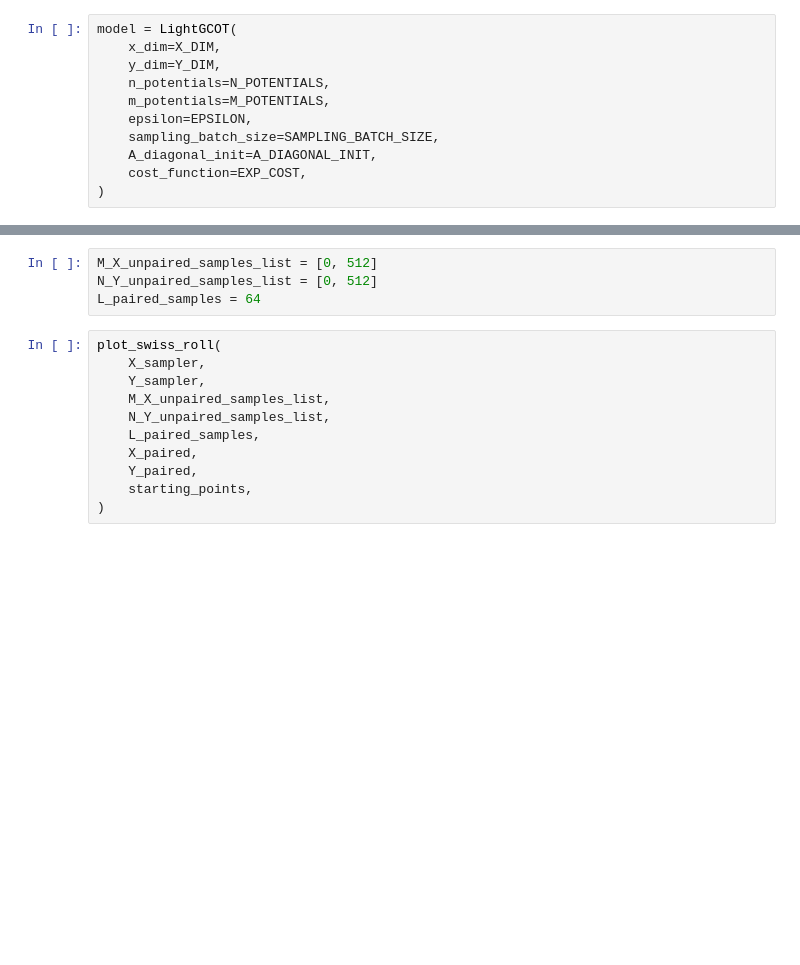
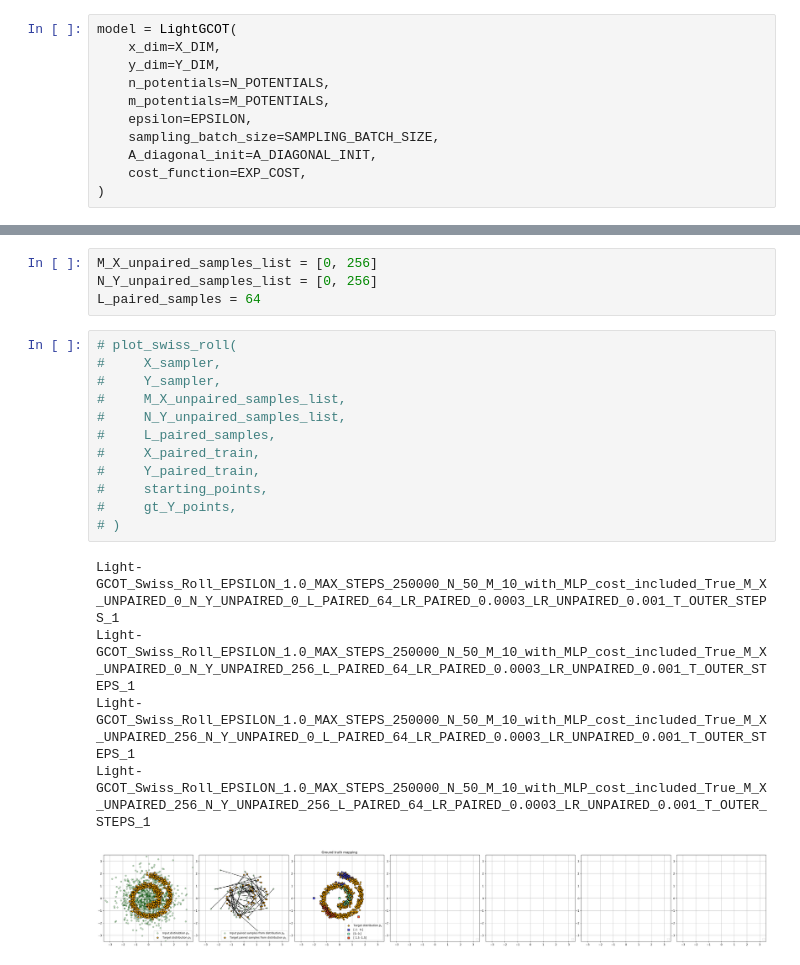
Before and after one commit to MuXauJl11110/EBiEOT, a Jupyter notebook: notebooks/LightGCOT_swiss_roll.ipynb, the cells around one changed output, grey strips where cells are left out. Saved outputs shown, nothing was run; the diff lists cells and outputs as text; blank space fills up the shorter version.

```diff
--- a/notebooks/LightGCOT_swiss_roll.ipynb
+++ b/notebooks/LightGCOT_swiss_roll.ipynb
@@ -532,15 +607,22 @@ def plot_swiss_roll(
 # %%
-M_X_unpaired_samples_list = [0, 512]
-N_Y_unpaired_samples_list = [0, 512]
+M_X_unpaired_samples_list = [0, 256]
+N_Y_unpaired_samples_list = [0, 256]
 L_paired_samples = 64
 # %%
-plot_swiss_roll(
-    X_sampler,
-    Y_sampler,
-    M_X_unpaired_samples_list,
-    N_Y_unpaired_samples_list,
-    L_paired_samples,
-    X_paired,
-    Y_paired,
-    starting_points,
-)
+# plot_swiss_roll(
+#     X_sampler,
+#     Y_sampler,
+#     M_X_unpaired_samples_list,
+#     N_Y_unpaired_samples_list,
+#     L_paired_samples,
+#     X_paired_train,
+#     Y_paired_train,
+#     starting_points,
+#     gt_Y_points,
+# )
+# %% [output]
+Light-GCOT_Swiss_Roll_EPSILON_1.0_MAX_STEPS_250000_N_50_M_10_with_MLP_cost_included_True_M_X_UNPAIRED_0_N_Y_UNPAIRED_0_L_PAIRED_64_LR_PAIRED_0.0003_LR_UNPAIRED_0.001_T_OUTER_STEPS_1
+Light-GCOT_Swiss_Roll_EPSILON_1.0_MAX_STEPS_250000_N_50_M_10_with_MLP_cost_included_True_M_X_UNPAIRED_0_N_Y_UNPAIRED_256_L_PAIRED_64_LR_PAIRED_0.0003_LR_UNPAIRED_0.001_T_OUTER_STEPS_1
+Light-GCOT_Swiss_Roll_EPSILON_1.0_MAX_STEPS_250000_N_50_M_10_with_MLP_cost_included_True_M_X_UNPAIRED_256_N_Y_UNPAIRED_0_L_PAIRED_64_LR_PAIRED_0.0003_LR_UNPAIRED_0.001_T_OUTER_STEPS_1
+Light-GCOT_Swiss_Roll_EPSILON_1.0_MAX_STEPS_250000_N_50_M_10_with_MLP_cost_included_True_M_X_UNPAIRED_256_N_Y_UNPAIRED_256_L_PAIRED_64_LR_PAIRED_0.0003_LR_UNPAIRED_0.001_T_OUTER_STEPS_1
+[figure, added]
```
Also changed, not shown: parts of 21 cells of this notebook, 3 other files.
